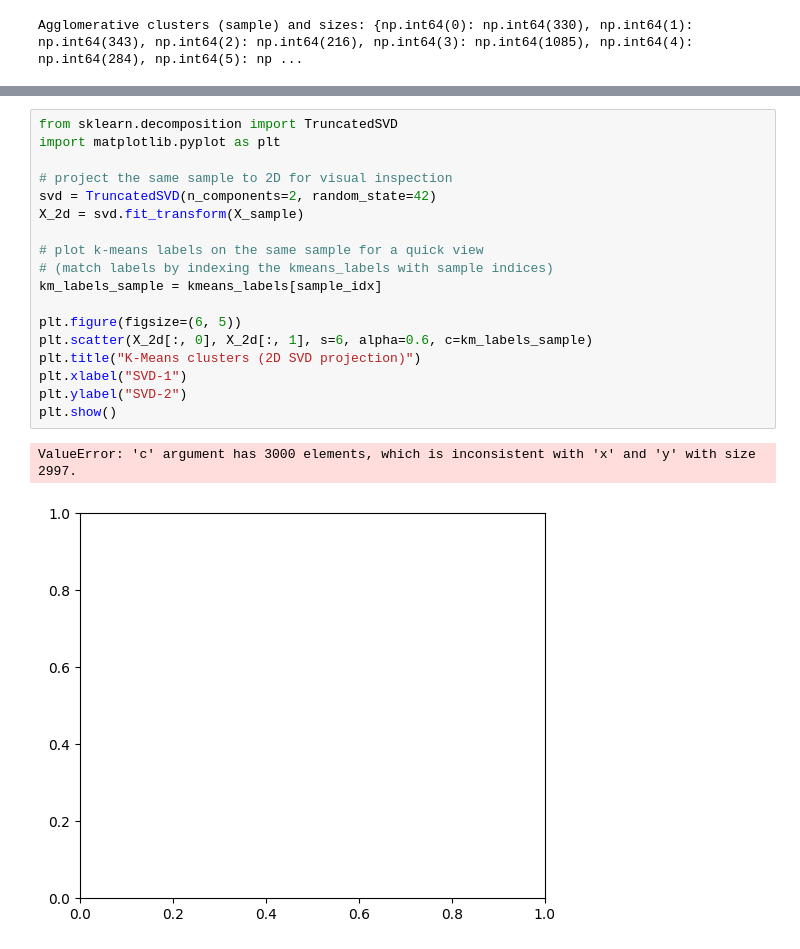
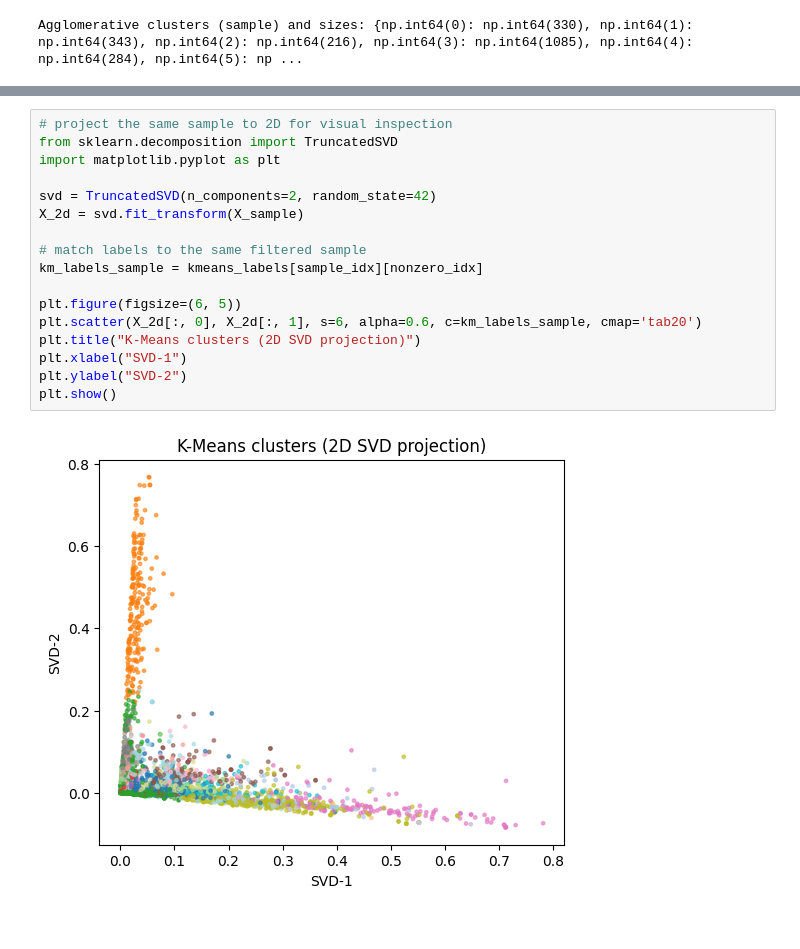
Before and after one commit to Forson12/CEM300-Natural-Language-Processing-Coursework, a Jupyter notebook: 2113122_CEM300_Natural_Language_Processing_Coursework.ipynb, the cells around one changed output, grey strips where cells are left out. Cells and saved outputs as stored; diff of their text form.

Commit message:
Task 3.3 completed 2D visualisation with Truncated SVD (sparse PCA) error solved and visualisation showing. - Preparing for section 4 Evaluation

```diff
--- a/2113122_CEM300_Natural_Language_Processing_Coursework.ipynb
+++ b/2113122_CEM300_Natural_Language_Processing_Coursework.ipynb
@@ -296,21 +311,19 @@ Agglomerative clusters (sample) and sizes: {np.int64(0): np.int64(330), np.int64
 # %%
+# project the same sample to 2D for visual inspection
 from sklearn.decomposition import TruncatedSVD
 import matplotlib.pyplot as plt
 
-# project the same sample to 2D for visual inspection
 svd = TruncatedSVD(n_components=2, random_state=42)
 X_2d = svd.fit_transform(X_sample)
 
-# plot k-means labels on the same sample for a quick view
-# (match labels by indexing the kmeans_labels with sample indices)
-km_labels_sample = kmeans_labels[sample_idx]
+# match labels to the same filtered sample
+km_labels_sample = kmeans_labels[sample_idx][nonzero_idx]
 
 plt.figure(figsize=(6, 5))
-plt.scatter(X_2d[:, 0], X_2d[:, 1], s=6, alpha=0.6, c=km_labels_sample)
+plt.scatter(X_2d[:, 0], X_2d[:, 1], s=6, alpha=0.6, c=km_labels_sample, cmap='tab20')
 plt.title("K-Means clusters (2D SVD projection)")
 plt.xlabel("SVD-1")
 plt.ylabel("SVD-2")
 plt.show()
 # %% [output]
-ValueError: 'c' argument has 3000 elements, which is inconsistent with 'x' and 'y' with size 2997.
-[figure, old version]
+[figure, new version]
```
Also changed, not shown: parts of 6 cells of this notebook.
